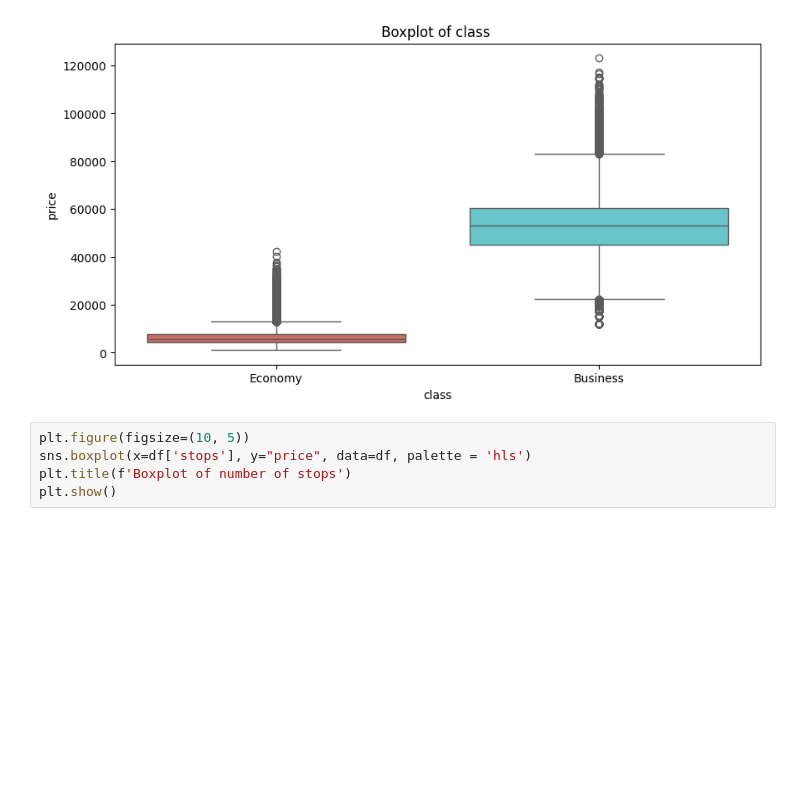
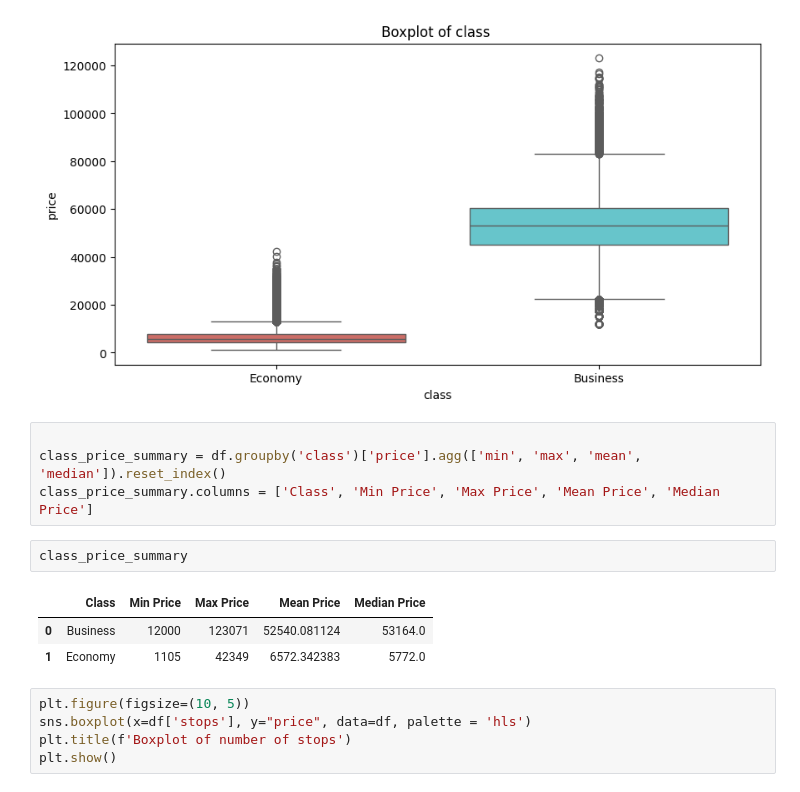
Before and after one commit to Aarzooj/CS343-Machine-Learning-Project, a Jupyter notebook: ML_midreport_EDA.ipynb, the cells around one changed output. Drawn from its saved outputs; the diff is of its cells as text; blank space fills up the shorter version.

```diff
--- a/ML_midreport_EDA.ipynb
+++ b/ML_midreport_EDA.ipynb
@@ -162,6 +176,16 @@ plt.title(f'Boxplot of class ')
 plt.show()
 # %% [output]
 [figure]
+# %%
+
+class_price_summary = df.groupby('class')['price'].agg(['min', 'max', 'mean', 'median']).reset_index()
+class_price_summary.columns = ['Class', 'Min Price', 'Max Price', 'Mean Price', 'Median Price']
+# %%
+class_price_summary
+# %% [output]
+|  | Class | Min Price | Max Price | Mean Price | Median Price |
+| 0 | Business | 12000 | 123071 | 52540.081124 | 53164.0 |
+| 1 | Economy | 1105 | 42349 | 6572.342383 | 5772.0 |
 # %%
 plt.figure(figsize=(10, 5))
 sns.boxplot(x=df['stops'], y="price", data=df, palette = 'hls')
```
Also changed, not shown: parts of 6 cells of this notebook.
